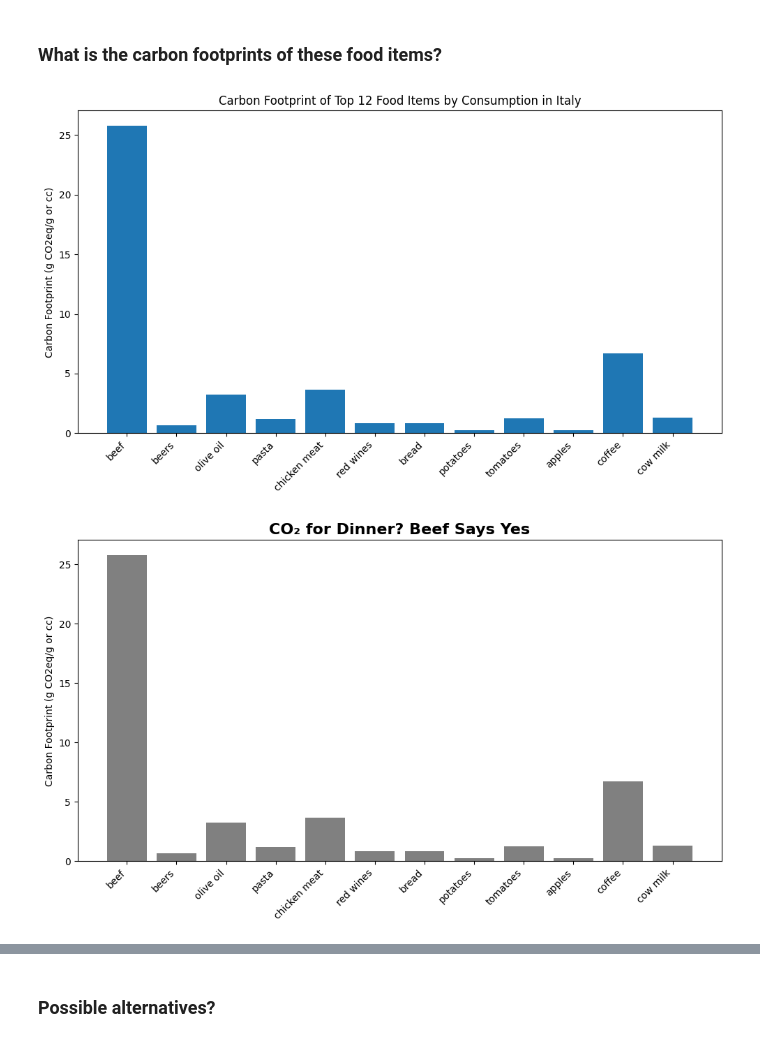
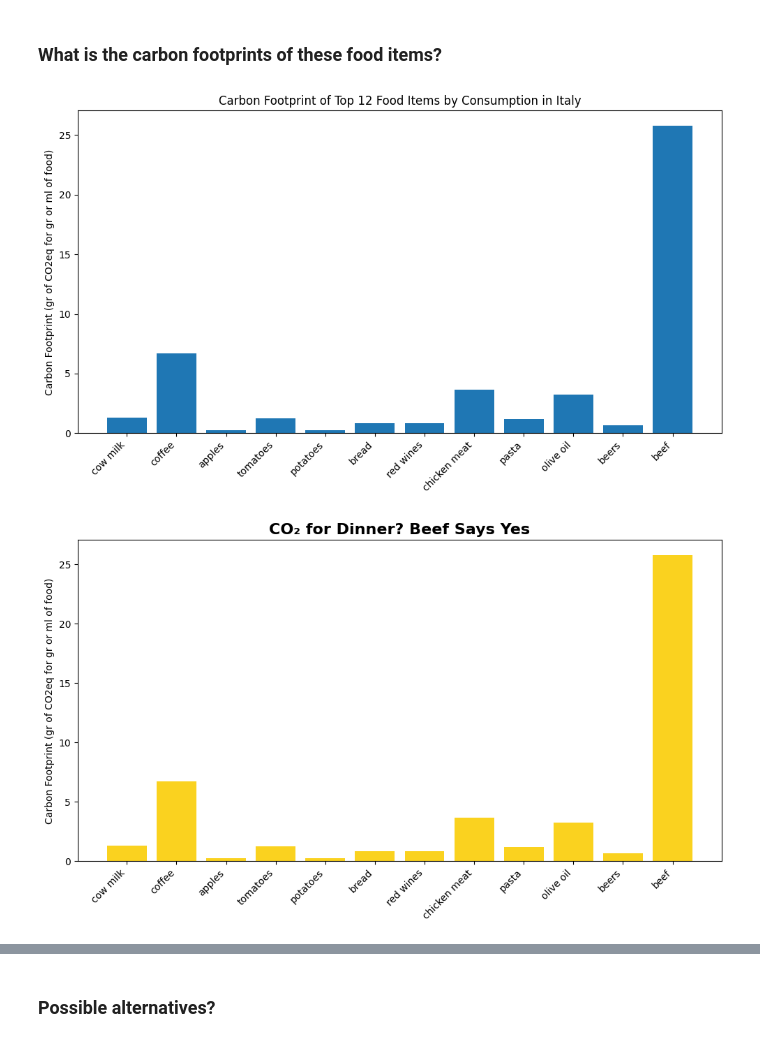
Before and after one commit to TCoaM/TrueCostOfAMeal, a Jupyter notebook: stuff/simo_notebook.ipynb, the cells around one changed output, grey strips where cells are left out. Saved outputs shown, nothing was run; the diff lists cells and outputs as text; code cells hidden in the pictures.

```diff
--- a/stuff/simo_notebook.ipynb
+++ b/stuff/simo_notebook.ipynb
@@ -2281,7 +2299,7 @@ In the second part of the storytelling, we focus on identifying the most commonl
 # %%
 # Create an vertical bar chart for the top consumed food items in Italy
 # Sort the DataFrame by Mean_consumption_italy_(g/day) in ascending order
-top_food_items = definitive_df.sort_values(by="Mean_consumption_italy_(g/day)", ascending=True).tail(12)
+top_food_items = definitive_df.sort_values(by="Mean_consumption_italy_(g/day)", ascending=False).head(12)
 fig, ax = plt.subplots(figsize=(10, 6))
 ax.bar(top_food_items["AGROVOC_label"], top_food_items["Mean_consumption_italy_(g/day)"])
 ax.set_ylabel("Mean Consumption in Italy (g/day)")
@@ -2328,19 +2379,19 @@ plt.tight_layout()
 # Create a vertical bar chart for the carbon footprint of the top 12 food items by consumption in Italy
 fig, ax = plt.subplots(figsize=(10, 6))
 ax.bar(top_food_items["AGROVOC_label"], top_food_items["Carbon Footprint (g CO2eq/g o cc)"])
-ax.set_ylabel("Carbon Footprint (g CO2eq/g or cc)")
+ax.set_ylabel("Carbon Footprint (gr of CO2eq for gr or ml of food)")
 ax.set_title("Carbon Footprint of Top 12 Food Items by Consumption in Italy")
 plt.xticks(rotation=45, ha='right')
 plt.tight_layout()
 # %% [output]
-[figure, old version]
+[figure, new version]
 # %%
 # Refine the chart (title, colors, etc.)
 fig, ax = plt.subplots(figsize=(10, 6))
-ax.bar(top_food_items["AGROVOC_label"], top_food_items["Carbon Footprint (g CO2eq/g o cc)"], color="grey")
-ax.set_ylabel("Carbon Footprint (g CO2eq/g or cc)")
+ax.bar(top_food_items["AGROVOC_label"], top_food_items["Carbon Footprint (g CO2eq/g o cc)"], color="#FAD21F")
+ax.set_ylabel("Carbon Footprint (gr of CO2eq for gr or ml of food)")
 ax.set_title("CO₂ for Dinner? Beef Says Yes", fontsize=16, weight="bold")
 plt.xticks(rotation=45, ha='right')
 plt.tight_layout()
 # %% [output]
-[figure, old version]
+[figure, new version]
```
Also changed, not shown: parts of 19 cells of this notebook.
